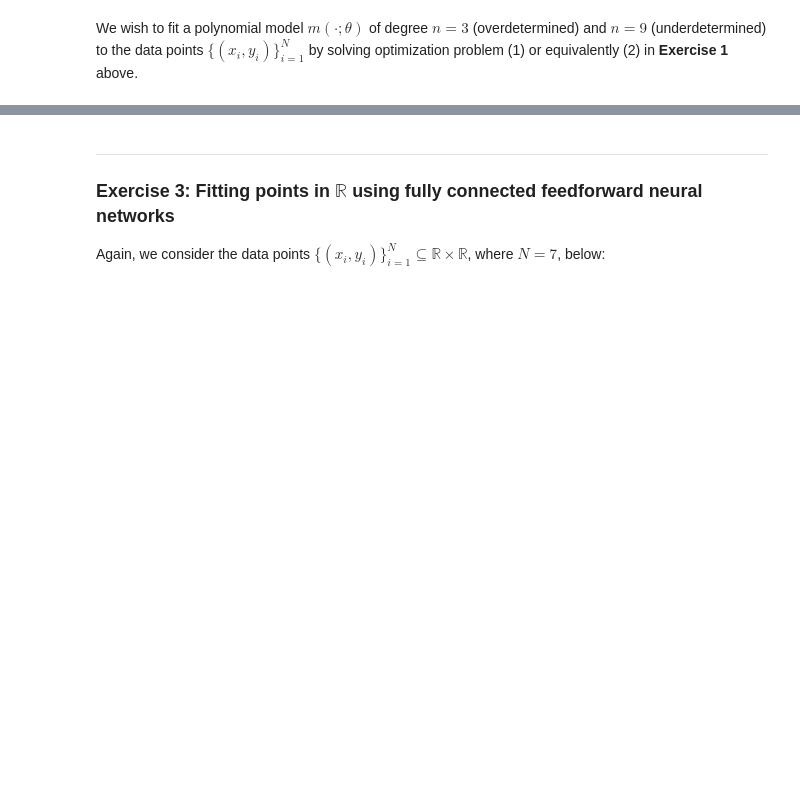
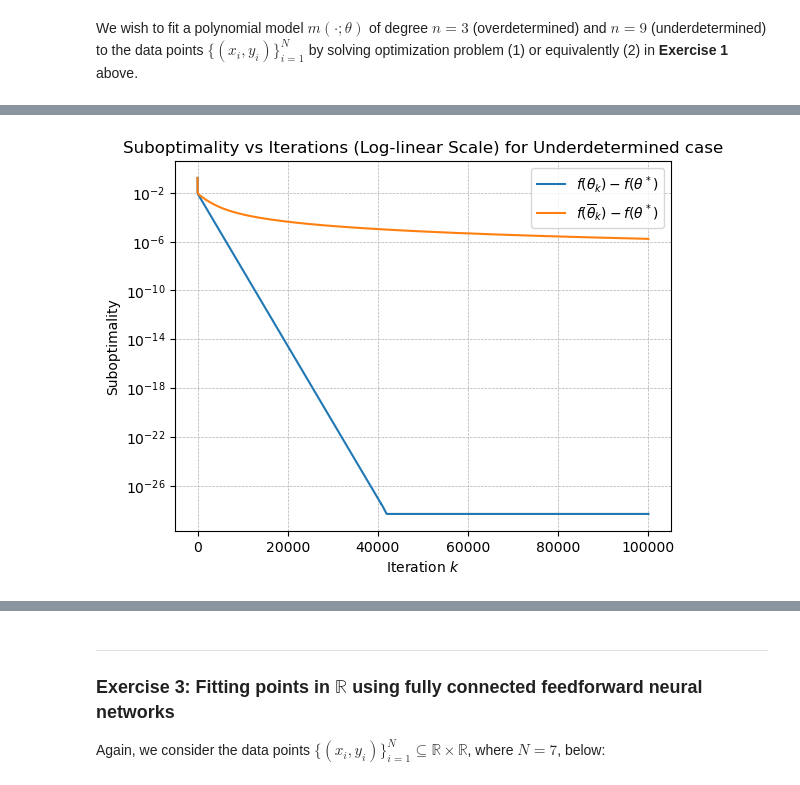
Before and after one commit to AliBakly/Optimization-For-Learning, a Jupyter notebook: Hand_Ins/Hand_In_2/handin2.ipynb, the cells around one changed output, grey strips where cells are left out. Drawn from its saved outputs; the diff is of its cells as text; code cells hidden in the pictures; blank space fills up the shorter version.

```diff
--- a/Hand_Ins/Hand_In_2/handin2.ipynb
+++ b/Hand_Ins/Hand_In_2/handin2.ipynb
@@ -379,3 +791,9 @@ _Fill in your solution here!_
+# %%
+X = create_X(xs, 9)
+theta, suboptimality, avg_suboptimality = gradient_descent(np.zeros(10), X, ys, N, 10**5)
+plot_suboptimality(suboptimality, avg_suboptimality, ' for Underdetermined case')
+# %% [output]
+[figure, added]
 # %% [markdown]
 ---
 __b)__ Next, do this by implementing the SGD method. The SGD method is given by
```
Also changed, not shown: parts of 38 cells of this notebook.
